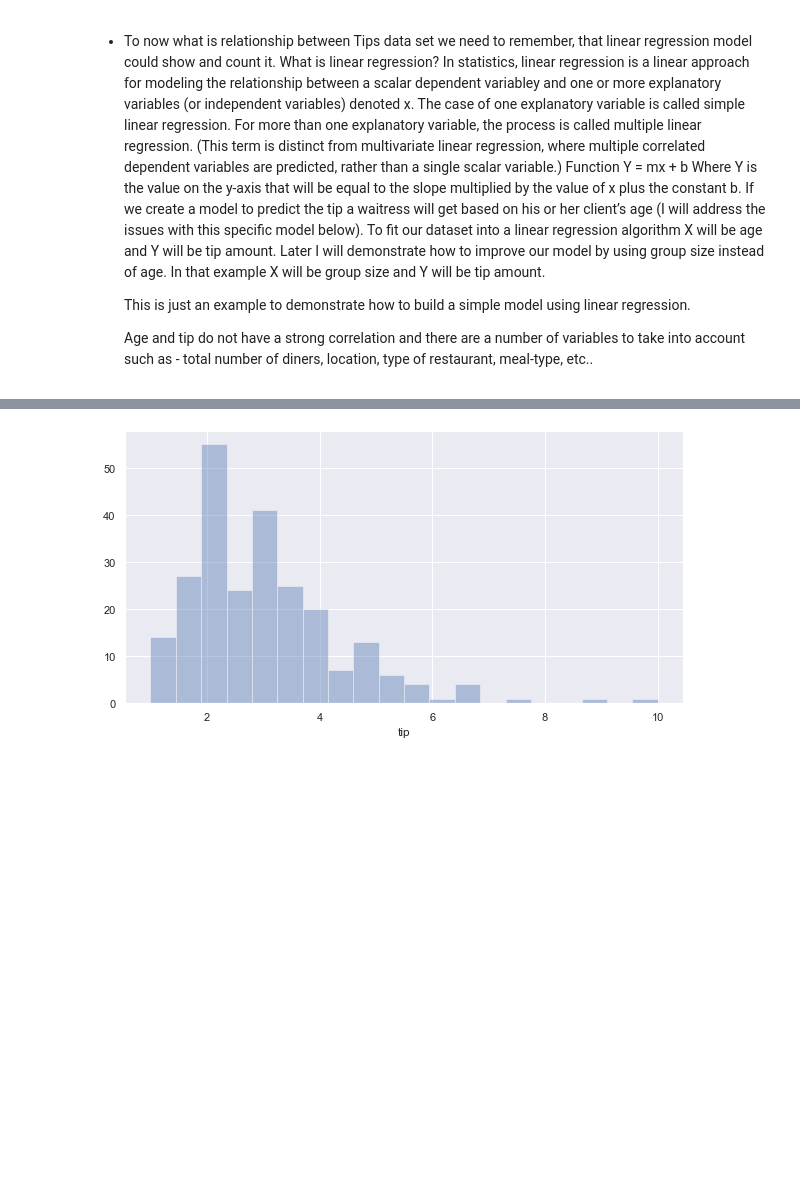
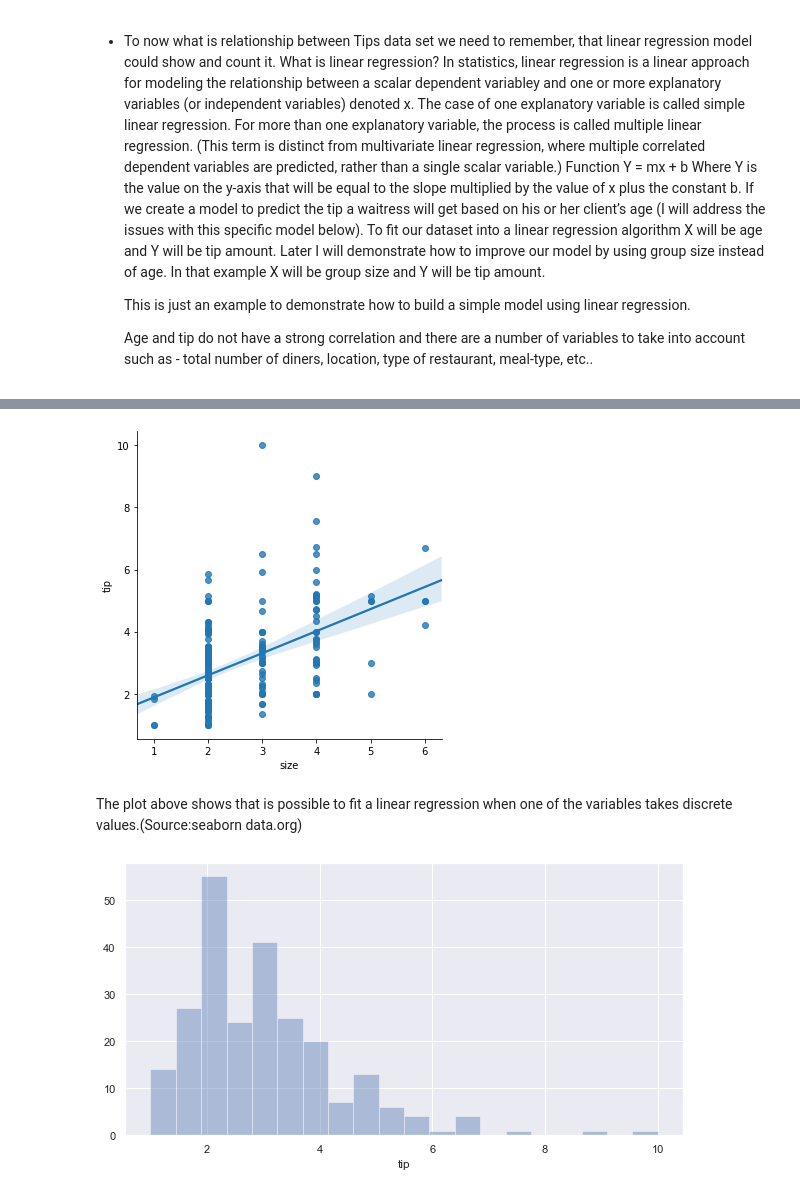
Before and after one commit to rituteval/Fundamentals-assesments, a Jupyter notebook: Tips data set.ipynb, the cells around one changed output, grey strips where cells are left out. Saved outputs shown, nothing was run; the diff lists cells and outputs as text; code cells hidden in the pictures; blank space fills up the shorter version.

```diff
--- a/Tips data set.ipynb
+++ b/Tips data set.ipynb
@@ -283,3 +294,9 @@ plt.show()
+# %%
+sns.lmplot(x="size", y="tip", data=tips);
+# %% [output]
+[figure, added]
+# %% [markdown]
+The plot above shows that is possible to fit a linear regression when one of the variables takes discrete values.(Source:seaborn data.org)
 # %%
 sns.distplot(tips['tip'], kde=False, bins=20);
 # %% [output]
```
Also changed, not shown: parts of 2 cells of this notebook.
